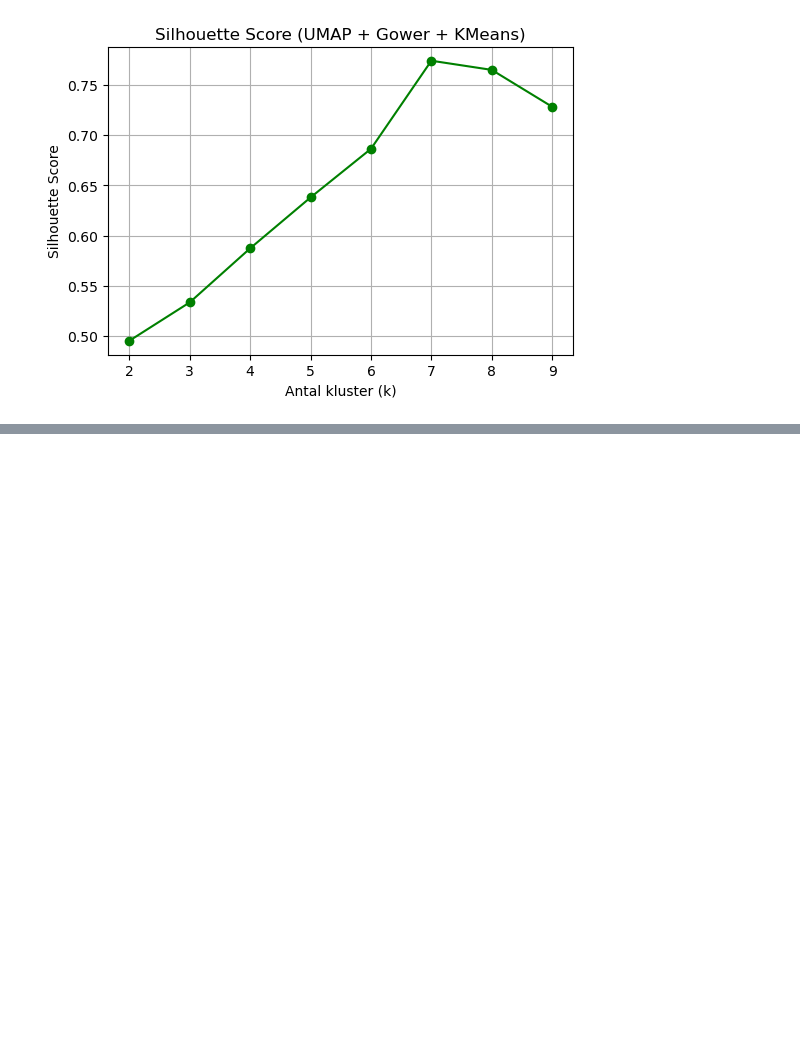
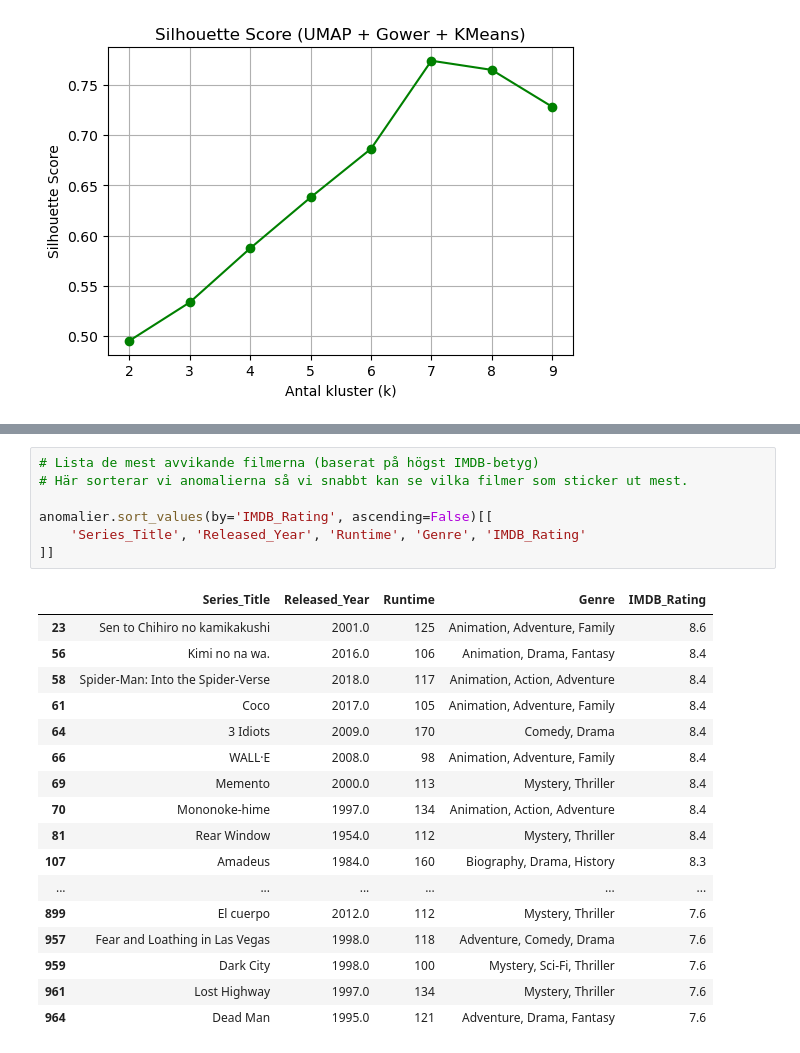
Before and after one commit to Abbekf/first-unsupervised, a Jupyter notebook: main.ipynb, the cells around one changed output, grey strips where cells are left out. Saved outputs shown, nothing was run; the diff lists cells and outputs as text; blank space fills up the shorter version.

```diff
--- a/main.ipynb
+++ b/main.ipynb
@@ -278,0 +280,25 @@ plt.show()
+# %%
+# Lista de mest avvikande filmerna (baserat på högst IMDB-betyg)
+# Här sorterar vi anomalierna så vi snabbt kan se vilka filmer som sticker ut mest.
+
+anomalier.sort_values(by='IMDB_Rating', ascending=False)[[
+    'Series_Title', 'Released_Year', 'Runtime', 'Genre', 'IMDB_Rating'
+]]
+# %% [output]
+|  | Series_Title | Released_Year | Runtime | Genre | IMDB_Rating |
+| 23 | Sen to Chihiro no kamikakushi | 2001.0 | 125 | Animation, Adventure, Family | 8.6 |
+| 56 | Kimi no na wa. | 2016.0 | 106 | Animation, Drama, Fantasy | 8.4 |
+| 58 | Spider-Man: Into the Spider-Verse | 2018.0 | 117 | Animation, Action, Adventure | 8.4 |
+| 61 | Coco | 2017.0 | 105 | Animation, Adventure, Family | 8.4 |
+| 64 | 3 Idiots | 2009.0 | 170 | Comedy, Drama | 8.4 |
+| 66 | WALL·E | 2008.0 | 98 | Animation, Adventure, Family | 8.4 |
+| 69 | Memento | 2000.0 | 113 | Mystery, Thriller | 8.4 |
+| 70 | Mononoke-hime | 1997.0 | 134 | Animation, Action, Adventure | 8.4 |
+| 81 | Rear Window | 1954.0 | 112 | Mystery, Thriller | 8.4 |
+| 107 | Amadeus | 1984.0 | 160 | Biography, Drama, History | 8.3 |
+| ... | ... | ... | ... | ... | ... |
+| 899 | El cuerpo | 2012.0 | 112 | Mystery, Thriller | 7.6 |
+| 957 | Fear and Loathing in Las Vegas | 1998.0 | 118 | Adventure, Comedy, Drama | 7.6 |
+| 959 | Dark City | 1998.0 | 100 | Mystery, Sci-Fi, Thriller | 7.6 |
+| 961 | Lost Highway | 1997.0 | 134 | Mystery, Thriller | 7.6 |
+| 964 | Dead Man | 1995.0 | 121 | Adventure, Drama, Fantasy | 7.6 |
```
Also changed, not shown: parts of 9 cells of this notebook.
